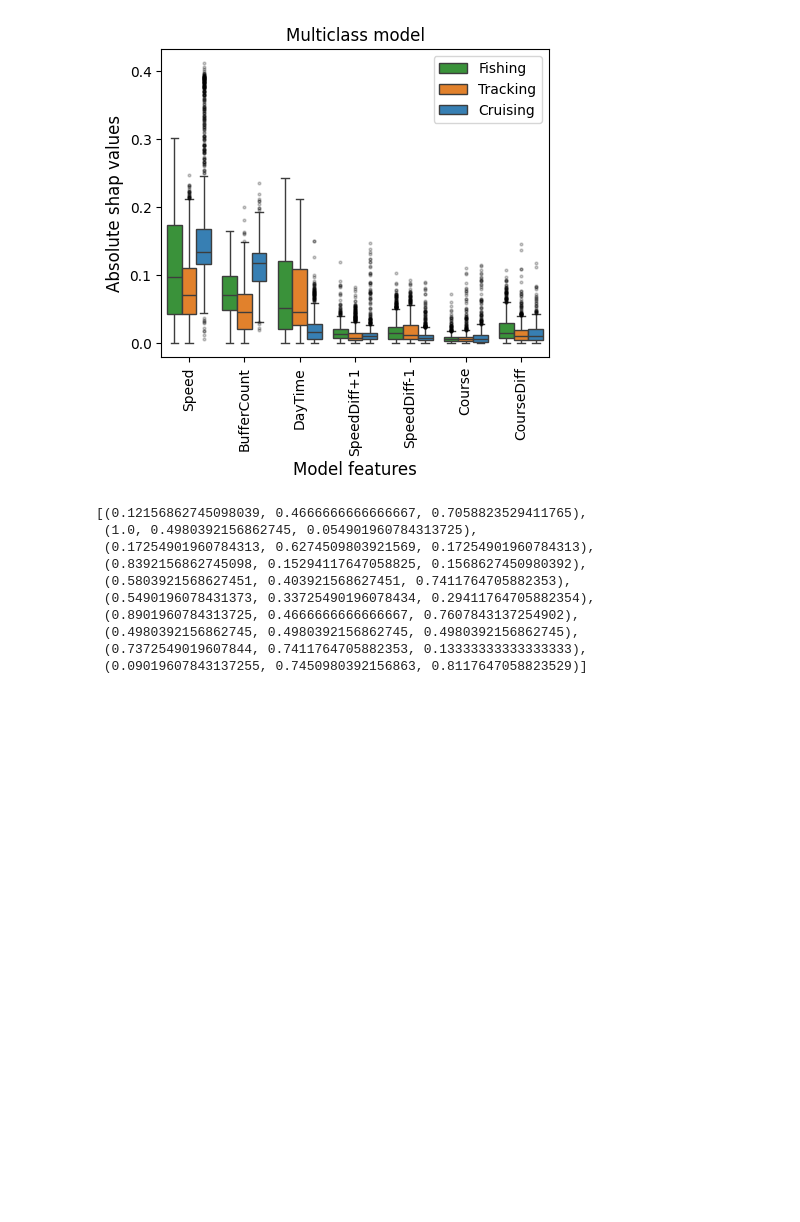
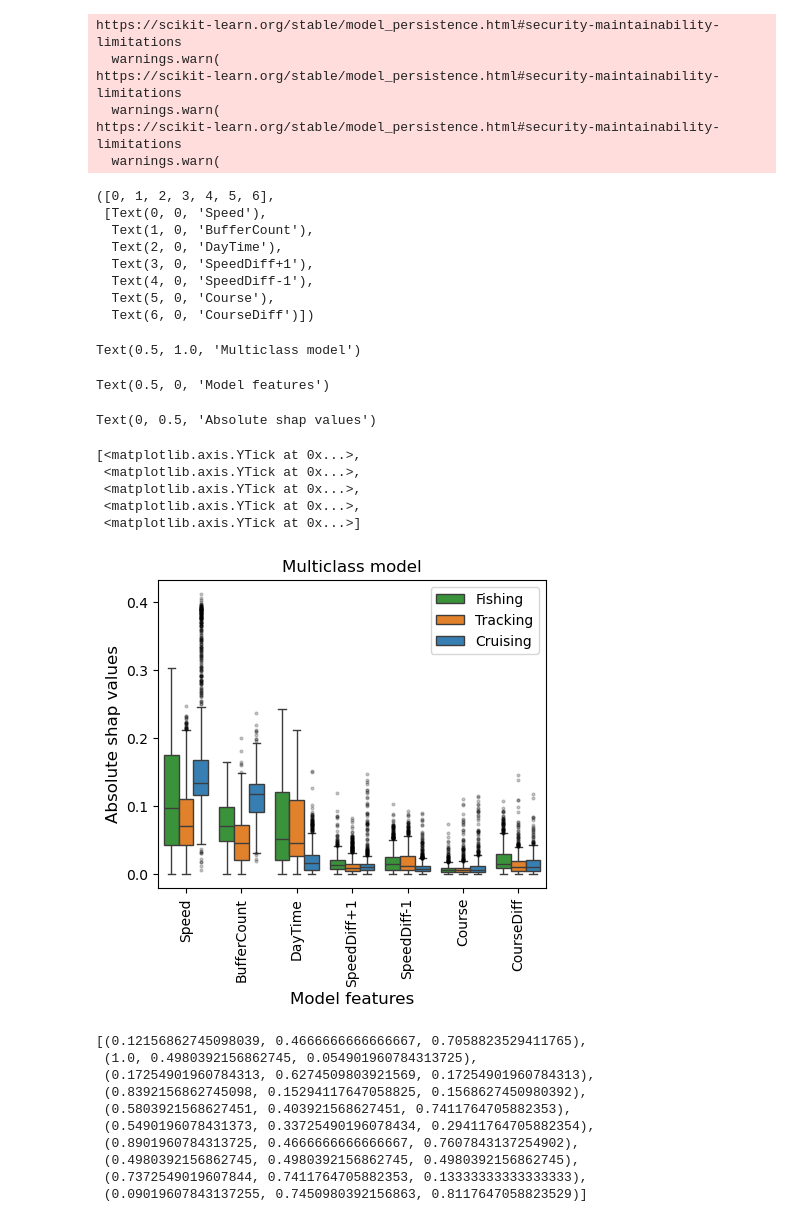
Before and after one commit to JSalaCoro/PurseSeine_RandomForest, a Jupyter notebook: 2_shapValues.ipynb, the cells around one changed output. Cells and saved outputs as stored; diff of their text form; code cells hidden in the pictures; blank space fills up the shorter version.

```diff
--- a/2_shapValues.ipynb
+++ b/2_shapValues.ipynb
@@ -32,8 +32,7 @@ if modelRunning == 'multiClassModel':
                 columns=shap_values.feature_names)
     shap2df = pd.DataFrame(data=np.abs(shap_values.values[:,:,2]),
                 columns=shap_values.feature_names)
-    len(shap2df)
-    shap2df
+
     shapDfDict = {'Fishing':shap1df,'Tracking':shap0df,  'Cruising':shap2df}
     hue_order_plot = ['Fishing', 'Tracking', 'Cruising'] #I define this variable here to reduce code afterwards
     colorDict = {'Cruising':'#2283C8', 'Tracking':'#ff7f0e', 'Fishing':'#2ca02c'}
@@ -53,35 +52,57 @@ if modelRunning == 'binaryModel':
 transposedShap = {}
 for shapDf in shapDfDict:
     df_dict = {}
     for feature in shap_values.feature_names:
         shapDfDict[shapDf]['Operation'] = shapDf
         shapDfDict[shapDf]['Feature'] = 'holi'
         df = shapDfDict[shapDf][[feature, 'Feature', 'Operation']].copy()
         df['Feature'] = feature
         df = df.rename(columns={feature:'Shap'})
         #add variable value for scatterplots?
         df_dict[feature] = df
     transposedShap[shapDf] = pd.concat(df_dict.values())
 shapFinalDF = pd.concat(transposedShap.values())
-shapFinalDF
+
 #4. Boxplot
 fig, ax = plt.subplots(figsize=(5, 4))
 ax = sns.boxplot(data=shapFinalDF, x='Feature', y='Shap', hue='Operation',
             order=['Speed', 'BufferCount', 'DayTime', 'SpeedDiff+1', 'SpeedDiff-1',
                     'Course', 'CourseDiff'],
             hue_order=hue_order_plot,
             palette = colorDict,
             flierprops = dict(markersize=2, alpha=0.2, markerfacecolor='black', markeredgecolor=None)
             )
 plt.xticks(rotation=90)
 plt.title(title)
 ax.set_xlabel("Model features",fontsize=12)
 ax.set_ylabel("Absolute shap values",fontsize=12)
 ax.set_yticks([0.0, 0.1, 0.2, 0.3, 0.4])
 ax.legend_.set_title(None)
 plt.savefig('results/' + modelRunning + '/shapValues/shapBoxplot.png', bbox_inches='tight', dpi=300)
 # %% [output]
+https://scikit-learn.org/stable/model_persistence.html#security-maintainability-limitations
+  warnings.warn(
+https://scikit-learn.org/stable/model_persistence.html#security-maintainability-limitations
+  warnings.warn(
+https://scikit-learn.org/stable/model_persistence.html#security-maintainability-limitations
+  warnings.warn(
+([0, 1, 2, 3, 4, 5, 6],
+ [Text(0, 0, 'Speed'),
+  Text(1, 0, 'BufferCount'),
+  Text(2, 0, 'DayTime'),
+  Text(3, 0, 'SpeedDiff+1'),
+  Text(4, 0, 'SpeedDiff-1'),
+  Text(5, 0, 'Course'),
+  Text(6, 0, 'CourseDiff')])
+Text(0.5, 1.0, 'Multiclass model')
+Text(0.5, 0, 'Model features')
+Text(0, 0.5, 'Absolute shap values')
+[<matplotlib.axis.YTick at 0x...>,
+ <matplotlib.axis.YTick at 0x...>,
+ <matplotlib.axis.YTick at 0x...>,
+ <matplotlib.axis.YTick at 0x...>,
+ <matplotlib.axis.YTick at 0x...>]
-[figure, old version]
+[figure, new version]
 # %%
 pal = sns.color_palette()
 pal
```
Also changed, not shown: parts of 1 cell of this notebook.
